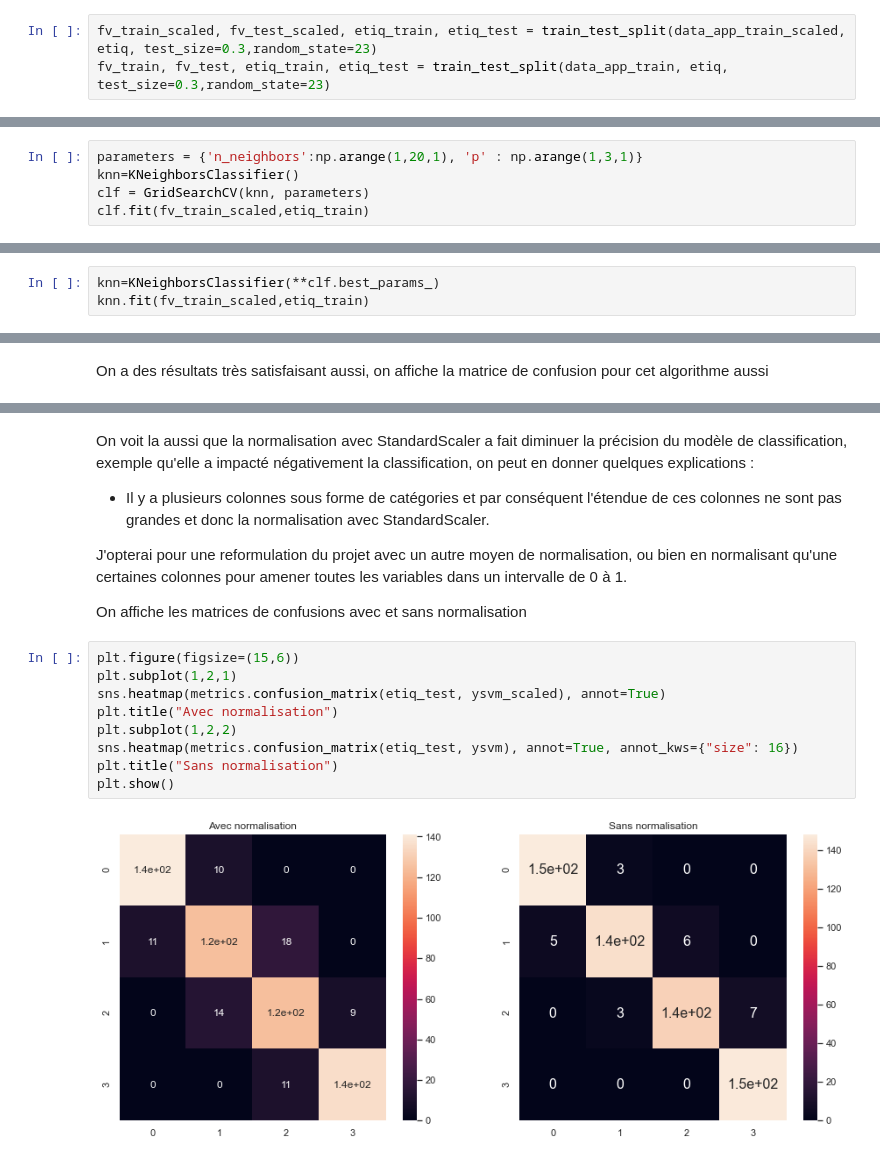
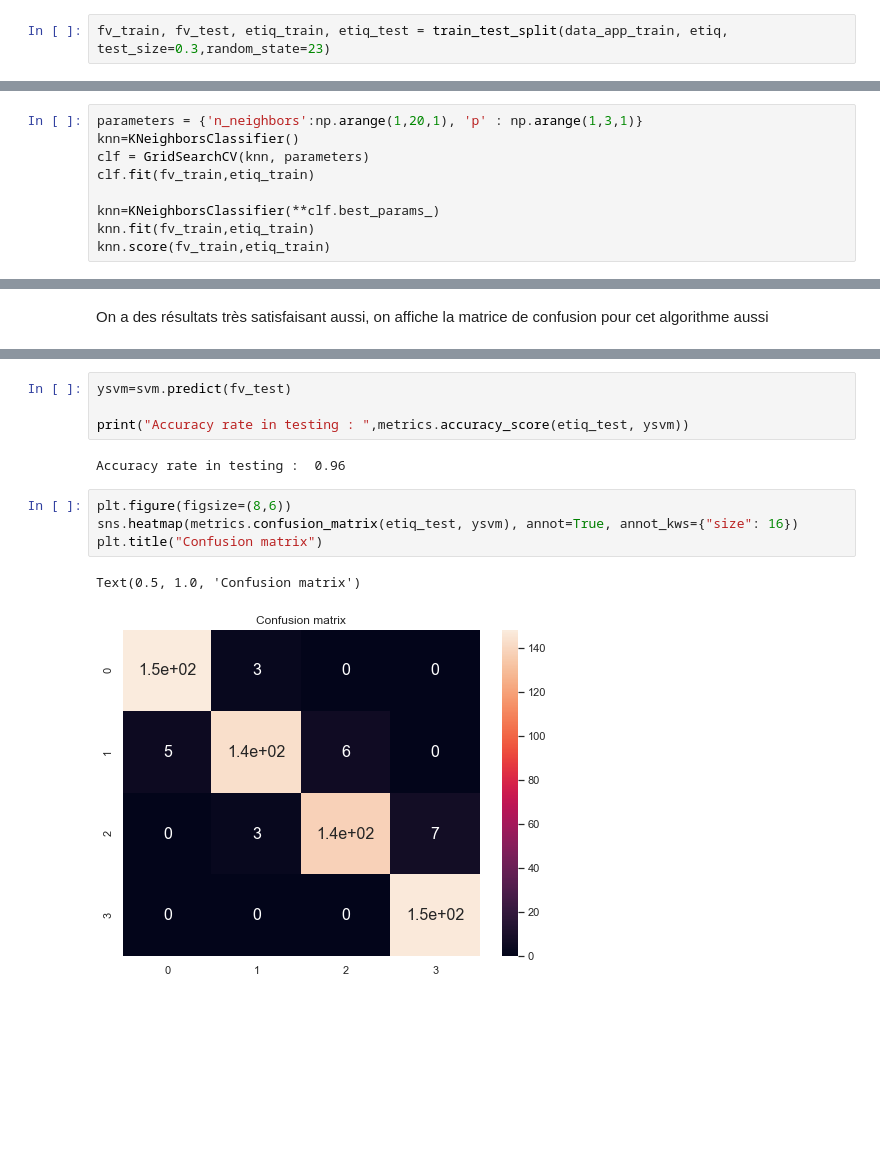
Before and after one commit to MohamedNennouche/mobile-price-classification, a Jupyter notebook: notebook-price.ipynb, the cells around one changed output, grey strips where cells are left out. Saved outputs shown, nothing was run; the diff lists cells and outputs as text; blank space fills up the shorter version.

Commit message:
Adaptation du projet et traduction en anglais

```diff
--- a/notebook-price.ipynb
+++ b/notebook-price.ipynb
@@ -195,3 +174,2 @@ On commence par subdiviser notre dataset en deux pour l'entraînement et le test
 # %%
-fv_train_scaled, fv_test_scaled, etiq_train, etiq_test = train_test_split(data_app_train_scaled, etiq, test_size=0.3,random_state=23)
 fv_train, fv_test, etiq_train, etiq_test = train_test_split(data_app_train, etiq, test_size=0.3,random_state=23)
@@ -202,5 +180,9 @@ On commence avec un KNN pour la classification des différents appareils mobiles
 parameters = {'n_neighbors':np.arange(1,20,1), 'p' : np.arange(1,3,1)}
 knn=KNeighborsClassifier()
 clf = GridSearchCV(knn, parameters)
-clf.fit(fv_train_scaled,etiq_train)
+clf.fit(fv_train,etiq_train)
+
+knn=KNeighborsClassifier(**clf.best_params_)
+knn.fit(fv_train,etiq_train)
+knn.score(fv_train,etiq_train)
 # %% [output]
@@ -211,3 +189,0 @@ GridSearchCV(estimator=KNeighborsClassifier(),
-# %%
-knn=KNeighborsClassifier(**clf.best_params_)
-knn.fit(fv_train_scaled,etiq_train)
@@ -351,18 +266,13 @@ Taux de précision lors des tests sans normalisation :  0.96
-# %% [markdown]
-On voit la aussi que la normalisation avec StandardScaler a fait diminuer la précision du modèle de classification, exemple qu'elle a impacté négativement la classification, on peut en donner quelques explications :
-- Il y a plusieurs colonnes sous forme de catégories et par conséquent l'étendue de ces colonnes ne sont pas grandes et donc la normalisation avec StandardScaler.
-
-J'opterai pour une reformulation du projet avec un autre moyen de normalisation, ou bien en normalisant qu'une certaines colonnes pour amener toutes les variables dans un intervalle de 0 à 1.
-
-On affiche les matrices de confusions avec et sans normalisation
+# %%
+ysvm=svm.predict(fv_test)
+
+print("Accuracy rate in testing : ",metrics.accuracy_score(etiq_test, ysvm))
+# %% [output]
+Accuracy rate in testing :  0.96
 # %%
-plt.figure(figsize=(15,6))
-plt.subplot(1,2,1)
-sns.heatmap(metrics.confusion_matrix(etiq_test, ysvm_scaled), annot=True)
-plt.title("Avec normalisation")
-plt.subplot(1,2,2)
+plt.figure(figsize=(8,6))
 sns.heatmap(metrics.confusion_matrix(etiq_test, ysvm), annot=True, annot_kws={"size": 16})
-plt.title("Sans normalisation")
-plt.show()
+plt.title("Confusion matrix")
 # %% [output]
+Text(0.5, 1.0, 'Confusion matrix')
-[figure, old version]
+[figure, new version]
```
Also changed, not shown: parts of 42 cells of this notebook, 1 other file.
